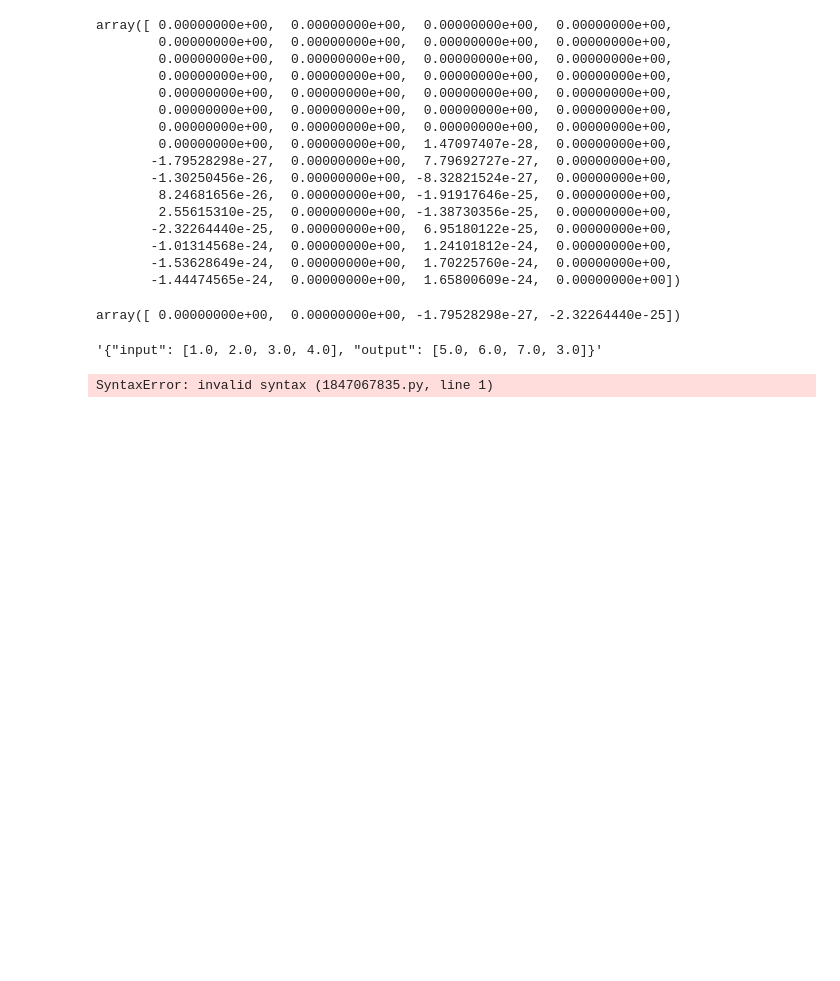
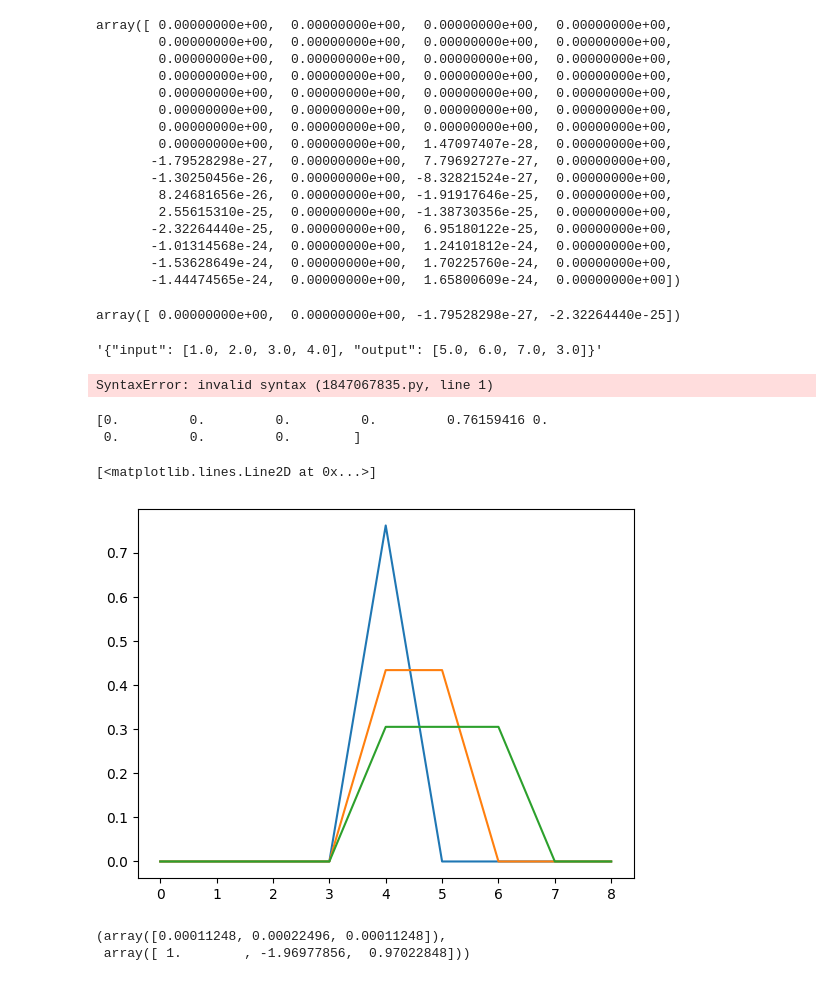
Before and after one commit to jsquie/Nonlinear_ADAA, a Jupyter notebook: Untitled.ipynb, the cells around one changed output. Saved outputs shown, nothing was run; the diff lists cells and outputs as text; code cells hidden in the pictures; blank space fills up the shorter version.

```diff
--- a/Untitled.ipynb
+++ b/Untitled.ipynb
@@ -20,17 +20,29 @@ class ADAA_1:
         self.TOL = TOL
         self.f = f
         self.F1 = F1
+        self.x1 = 0.0
 
     def process(self, x):
         y = np.copy(x)
-        x1 = 0.0
+        #x1 = 0.0
         for n, _ in enumerate(x):
-            if np.abs(x[n] - x1) < self.TOL: # fallback
-                y[n] = self.f((x[n] + x1) / 2)
+            if np.abs(x[n] - self.x1) < self.TOL: # fallback
+                y[n] = self.f((x[n] + self.x1) / 2)
             else:
-                y[n] = (self.F1(x[n]) - self.F1(x1)) / (x[n] - x1)
-            x1 = x[n]
+                y[n] = (self.F1(x[n]) - self.F1(self.x1)) / (x[n] - self.x1)
+            self.x1 = x[n]
         return y
+
+    def process_sample(self, x):
+        y = 0.0
+        if np.abs(x - self.x1) < self.TOL:
+            y = self.f((x + self.x1) / 2)
+        else:
+            y = (self.F1(x) - self.F1(self.x1)) / (x - self.x1)
+        self.x1 = x
+        return y
+
+
 
 def signum(x):
     return int(0 < x) - int(x < 0)
@@ -1389,3 +1416,16 @@ hc_4x_ad1.write_test_result_to_json_file("./tests/json_test_data/hc_4x_ad1.json"
 hc_4x_ad2 = AdaaTestCase(64, ADAA_2(hardClip, hardClipAD1, hardClipAD2), 2)
 hc_4x_ad2.format_test_result("hc 4x adaa level 2 x10 gain size 64")
 hc_4x_ad2.write_test_result_to_json_file("./tests/json_test_data/hc_4x_ad2.json")
+# %%
+ad = ADAA_1(np.tanh, tanh_AD1)
+ad2 = ADAA_2(np.tanh, tanh_AD1, tanh_AD2)
+sig = np.array([0., 0., 0., 0., 1., 0., 0., 0., 0.])
+print(np.tanh(sig))
+plt.plot(np.tanh(sig))
+plt.plot(ad.process(sig))
+plt.plot(ad2.process(sig))
+# %% [output]
+[0.         0.         0.         0.         0.76159416 0.
+ 0.         0.         0.        ]
+[<matplotlib.lines.Line2D at 0x...>]
+[figure, added]
@@ -1391,0 +1488,6 @@ hc_4x_ad2.write_test_result_to_json_file("./tests/json_test_data/hc_4x_ad2.json"
+# %%
+coefs = signal.iirfilter(2, Wn=1500, btype='lowpass', output='ba', fs=441000)
+coefs
+# %% [output]
+(array([0.00011248, 0.00022496, 0.00011248]),
+ array([ 1.        , -1.96977856,  0.97022848]))
```
Also changed, not shown: parts of 23 cells of this notebook, 5 other files.
